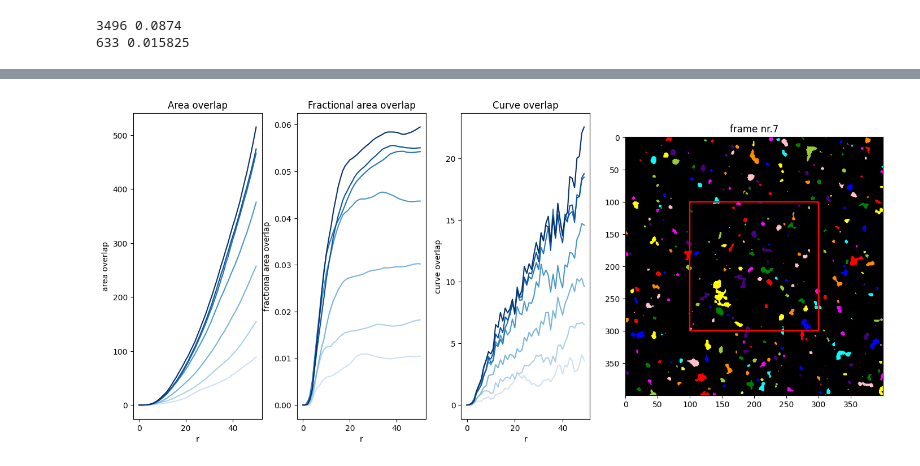
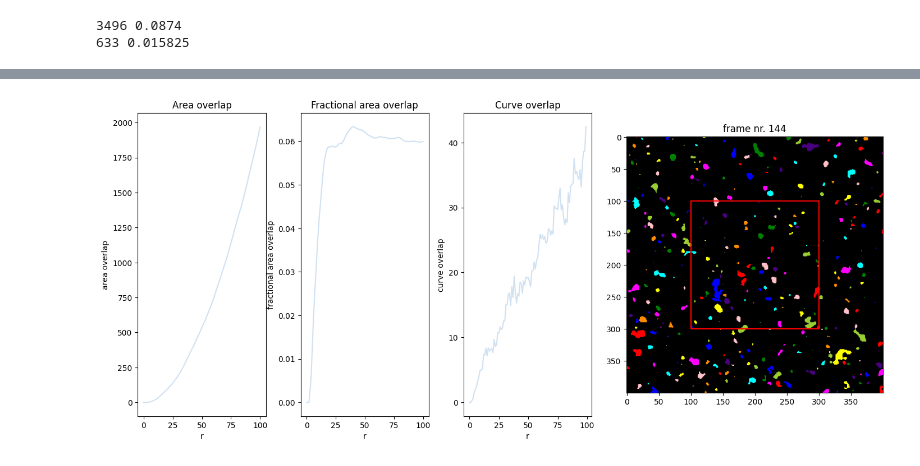
Before and after one commit to D-Gaard/MoleculeSim, a Jupyter notebook: videoStuff/video_stats.ipynb, the cells around one changed output, grey strips where cells are left out. Saved outputs shown, nothing was run; the diff lists cells and outputs as text; code cells hidden in the pictures.

Commit message:
proba plotting stuff

```diff
--- a/videoStuff/video_stats.ipynb
+++ b/videoStuff/video_stats.ipynb
@@ -47,11 +47,11 @@ plt.show()
 # %% [output]
 [figure]
 # %%
-L = 50
+L = 100
 size = 400
 threshold = 0.3
 smooth = 1
-skip_size = 24
+skip_size = 1#24
 
 frames_240= vf.process_video(vf.VIDEO_PATH,threshold=threshold,smooth=smooth,skip_size=skip_size,size=size)
 # %%
@@ -73,5 +73,6 @@ print(count_box,area_box)
 3496 0.0874
 633 0.015825
 # %%
-used_frame = frames_240[:7]
+used_frame = [frames_240[143]]#frames_240[:7]
+
 F_list, G_list = vf.analyse_video(used_frame,L=L)
@@ -78,4 +103,4 @@ F_list, G_list = vf.analyse_video(used_frame,L=L)
 # %%
-vf.visualize(used_frame,F_list,G_list)
+vf.visualize(used_frame,F_list,G_list,L=L,frame_name = "144")
 # %% [output]
-[figure, old version]
+[figure, new version]
```
Also changed, not shown: parts of 2 cells of this notebook, 5 other files.
